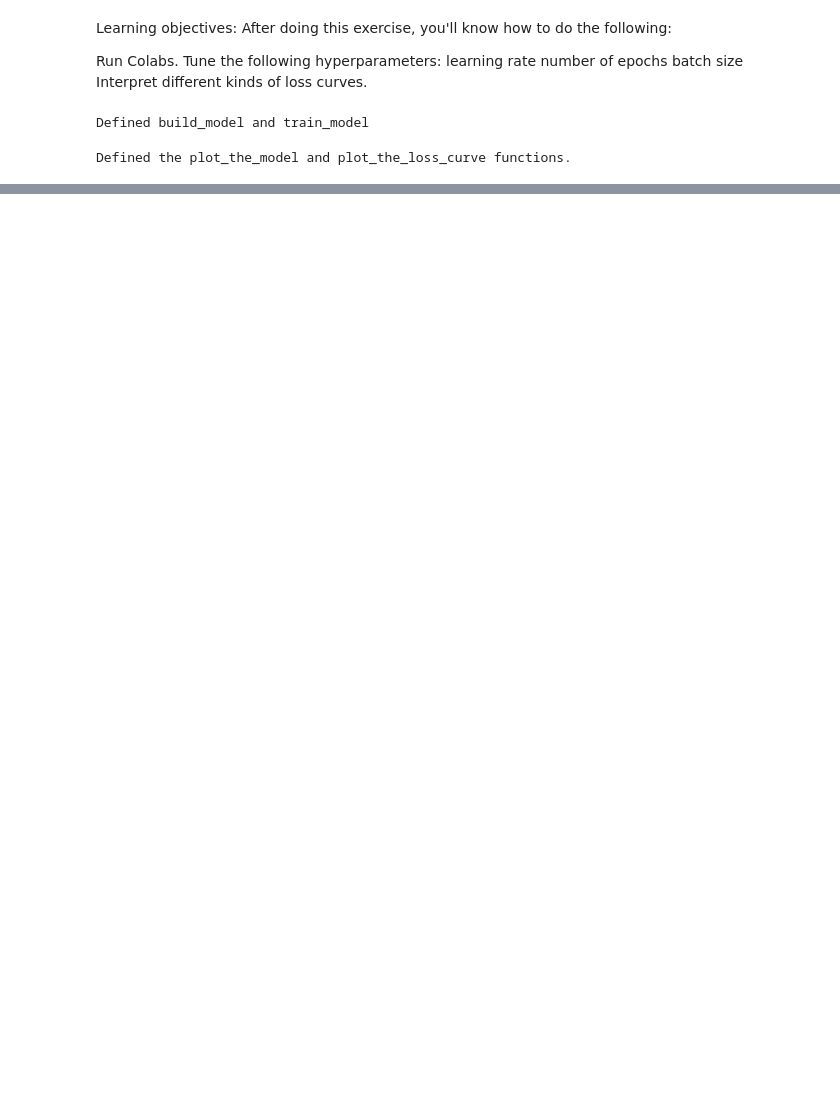
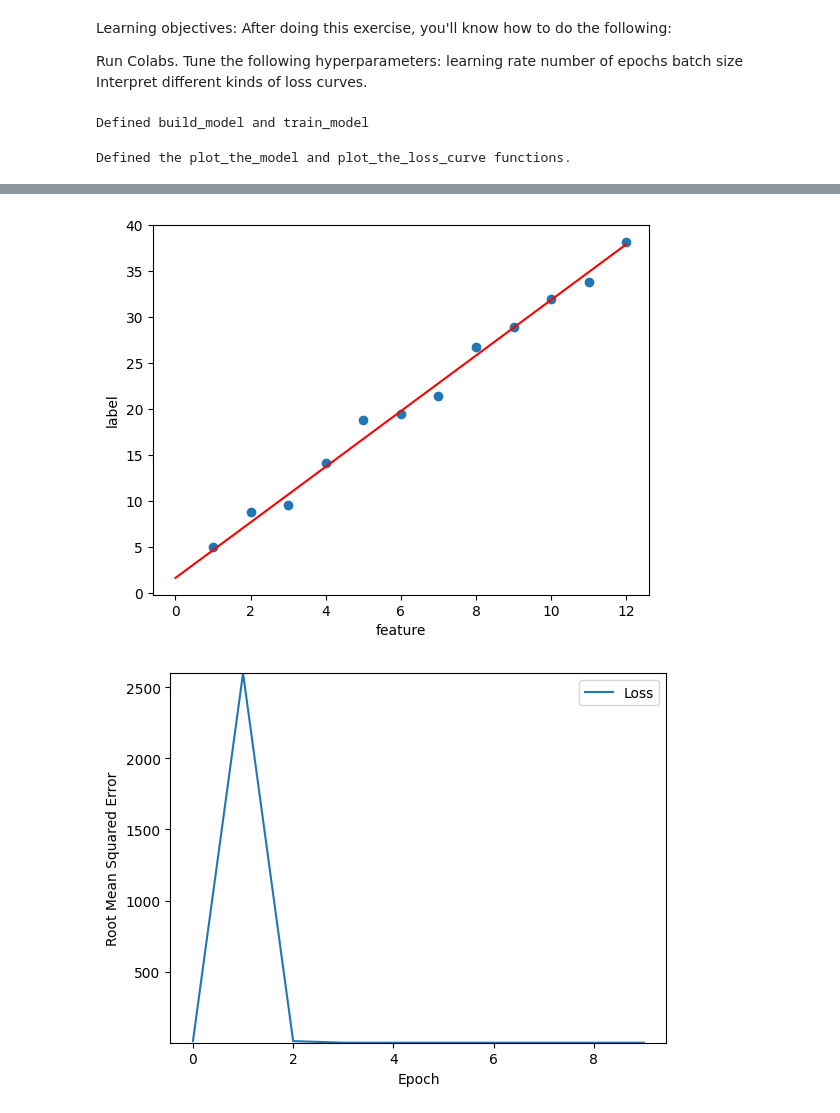
Before and after one commit to Sumitkumar09876/AI-ML, a Jupyter notebook: AI&ML_Code/Linear Regression with Synthetic Data.ipynb, the cells around one changed output, grey strips where cells are left out. Saved outputs shown, nothing was run; the diff lists cells and outputs as text; code cells hidden in the pictures; blank space fills up the shorter version.

```diff
--- a/AI&ML_Code/Linear Regression with Synthetic Data.ipynb
+++ b/AI&ML_Code/Linear Regression with Synthetic Data.ipynb
@@ -152,0 +208,11 @@ Epoch 10/10
+# %%
+learning_rate=100.0
+epochs=10
+my_batch_size=12
+my_model=build_model(learning_rate)
+trained_weight, trained_bias, epochs, rmse = train_model(my_model, my_feature,
+                                                         my_label, epochs,
+                                                         my_batch_size)
+plot_the_model(trained_weight,trained_bias,my_feature,my_label)
+plot_the_loss_curve(epochs,rmse)
+# %% [output]
@@ -152,0 +239,2 @@ Epoch 10/10
+[figure, added]
+[figure, added]
```
Also changed, not shown: parts of 10 cells of this notebook.
